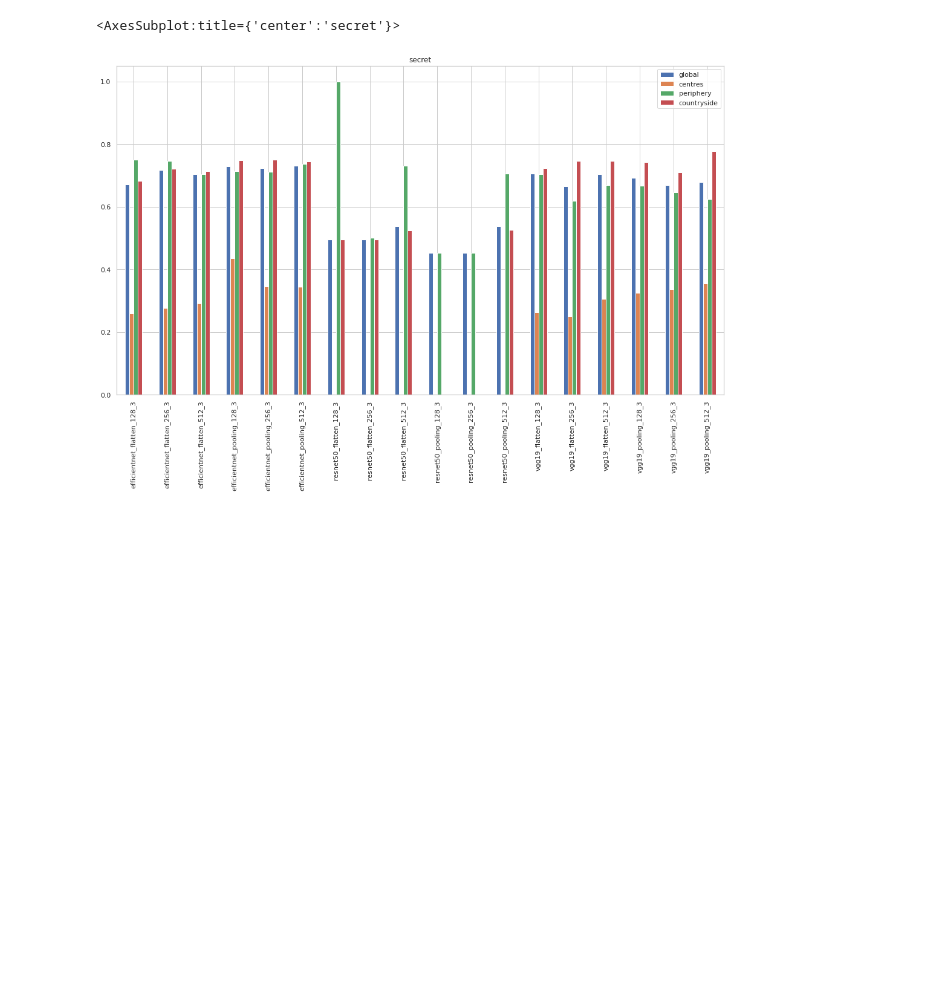
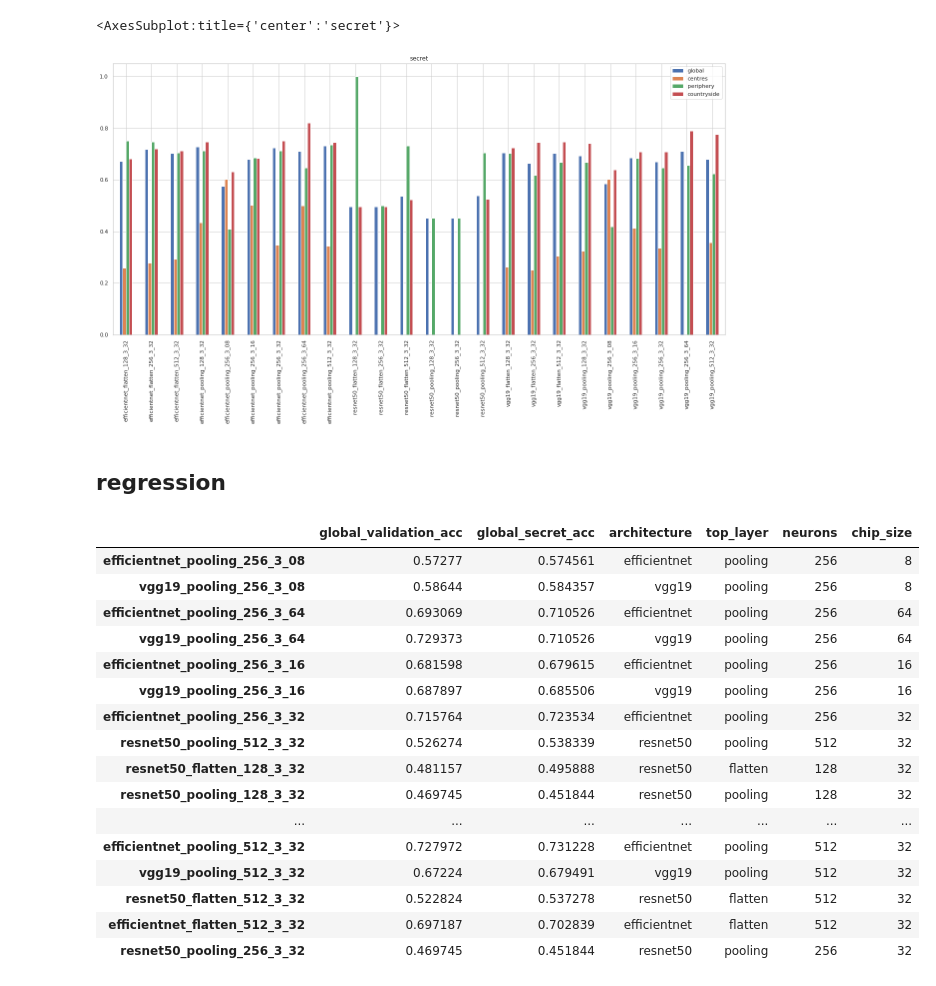
Before and after one commit to urbangrammarai/signature_ai, a Jupyter notebook: transfer_learning_evaluation.ipynb, the cells around one changed output. Cells and saved outputs as stored; diff of their text form; code cells hidden in the pictures; blank space fills up the shorter version.

```diff
--- a/transfer_learning_evaluation.ipynb
+++ b/transfer_learning_evaluation.ipynb
@@ -59,5 +80,35 @@ accuracy.xs('val', level=1).sort_index().plot.bar(figsize=(18, 10), title="valid
 # %%
-accuracy.xs('secret', level=1).sort_index().plot.bar(figsize=(18, 10), title="secret")
+accuracy.xs('secret', level=1).sort_index().plot.bar(figsize=(22, 10), title="secret")
 # %% [output]
 <AxesSubplot:title={'center':'secret'}>
-[figure, old version]
+[figure, new version]
+# %% [markdown]
+## regression
+# %%
+regr_input = pd.DataFrame(columns=["global_validation_acc", "global_secret_acc", "architecture", "top_layer", "neurons", "chip_size"], index=names)
+# %%
+for r in results:
+    with open(r, "r") as f:
+        result = json.load(f)
+
+    regr_input.loc[result["model_name"]+ "_" + r[47:49]] = [result["perf_model_accuracy_val"], result["perf_model_accuracy_secret"], result["model_name"][:-14], result["model_bridge"], result["model_toplayer"], result['meta_chip_size']]
+# %%
+regr_input
+# %% [output]
+|  | global_validation_acc | global_secret_acc | architecture | top_layer | neurons | chip_size |
+| efficientnet_pooling_256_3_08 | 0.57277 | 0.574561 | efficientnet | pooling | 256 | 8 |
+| vgg19_pooling_256_3_08 | 0.58644 | 0.584357 | vgg19 | pooling | 256 | 8 |
+| efficientnet_pooling_256_3_64 | 0.693069 | 0.710526 | efficientnet | pooling | 256 | 64 |
+| vgg19_pooling_256_3_64 | 0.729373 | 0.710526 | vgg19 | pooling | 256 | 64 |
+| efficientnet_pooling_256_3_16 | 0.681598 | 0.679615 | efficientnet | pooling | 256 | 16 |
+| vgg19_pooling_256_3_16 | 0.687897 | 0.685506 | vgg19 | pooling | 256 | 16 |
+| efficientnet_pooling_256_3_32 | 0.715764 | 0.723534 | efficientnet | pooling | 256 | 32 |
+| resnet50_pooling_512_3_32 | 0.526274 | 0.538339 | resnet50 | pooling | 512 | 32 |
+| resnet50_flatten_128_3_32 | 0.481157 | 0.495888 | resnet50 | flatten | 128 | 32 |
+| resnet50_pooling_128_3_32 | 0.469745 | 0.451844 | resnet50 | pooling | 128 | 32 |
+| ... | ... | ... | ... | ... | ... | ... |
+| efficientnet_pooling_512_3_32 | 0.727972 | 0.731228 | efficientnet | pooling | 512 | 32 |
+| vgg19_pooling_512_3_32 | 0.67224 | 0.679491 | vgg19 | pooling | 512 | 32 |
+| resnet50_flatten_512_3_32 | 0.522824 | 0.537278 | resnet50 | flatten | 512 | 32 |
+| efficientnet_flatten_512_3_32 | 0.697187 | 0.702839 | efficientnet | flatten | 512 | 32 |
+| resnet50_pooling_256_3_32 | 0.469745 | 0.451844 | resnet50 | pooling | 256 | 32 |
```
Also changed, not shown: parts of 12 cells of this notebook, 10 other files.
